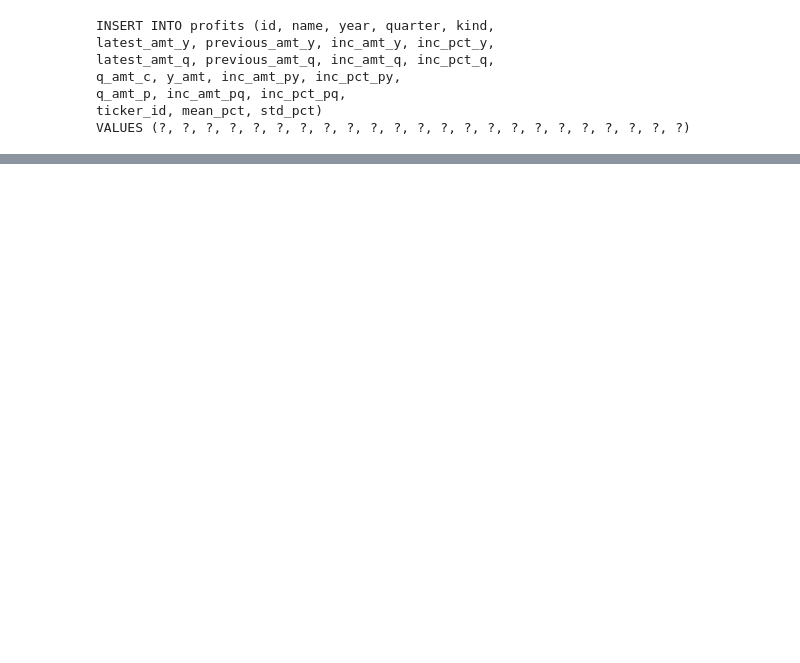
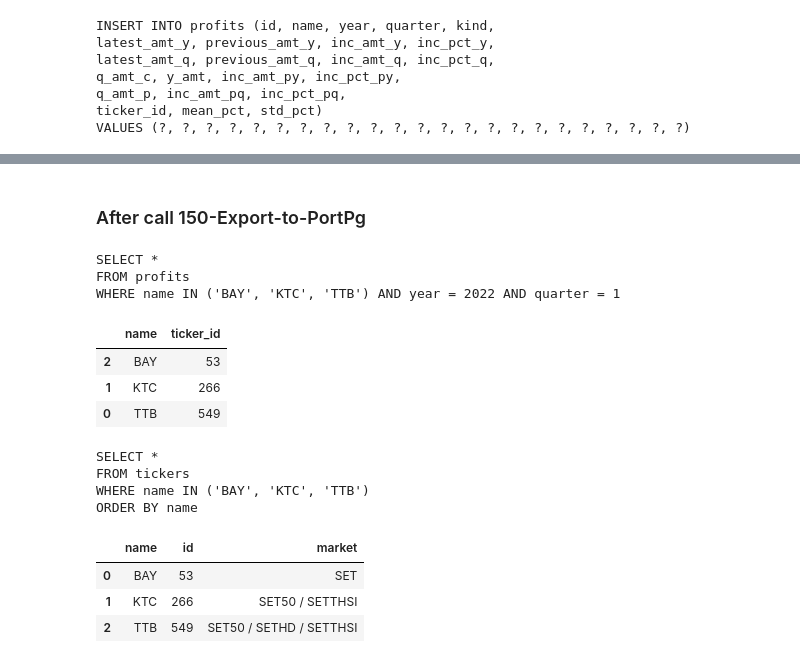
Before and after one commit to santimcs/A8, a Jupyter notebook: Quarterly/140-Create Profits Q1.ipynb, the cells around one changed output, grey strips where cells are left out. Cells and saved outputs as stored; diff of their text form; code cells hidden in the pictures; blank space fills up the shorter version.

```diff
--- a/Quarterly/140-Create Profits Q1.ipynb
+++ b/Quarterly/140-Create Profits Q1.ipynb
@@ -504 +529,43 @@ Index(['AMATA', 'ASIAN', 'ASK', 'ASP', 'BAM', 'BAY', 'BBL', 'BCH', 'BDMS',
       dtype='object', name='name')
+# %% [markdown]
+### After call 150-Export-to-PortPg
+# %%
+sql = """
+SELECT *
+FROM profits
+WHERE name IN (%s) AND year = %s AND quarter = %s"""
+sql = sql % (in_p, year, quarter)
+print(sql)
+# %% [output]
+SELECT *
+FROM profits
+WHERE name IN ('BAY', 'KTC', 'TTB') AND year = 2022 AND quarter = 1
+# %%
+profits_inp = pd.read_sql(sql, conpg)
+profits_inp[['name','ticker_id']].sort_values(by=[ "name"], ascending=[True])
+# %% [output]
+|  | name | ticker_id |
+| 2 | BAY | 53 |
+| 1 | KTC | 266 |
+| 0 | TTB | 549 |
+# %%
+sql = """
+SELECT *
+FROM tickers
+WHERE name IN (%s)
+ORDER BY name"""
+sql = sql % in_p
+print(sql)
+# %% [output]
+SELECT *
+FROM tickers
+WHERE name IN ('BAY', 'KTC', 'TTB')
+ORDER BY name
+# %%
+tickers = pd.read_sql(sql, conpg)
+tickers[['name','id','market']].sort_values(by=[ "name"], ascending=[True])
+# %% [output]
+|  | name | id | market |
+| 0 | BAY | 53 | SET |
+| 1 | KTC | 266 | SET50 / SETTHSI |
+| 2 | TTB | 549 | SET50 / SETHD / SETTHSI |
```
Also changed, not shown: parts of 39 cells of this notebook, 35 other files.
